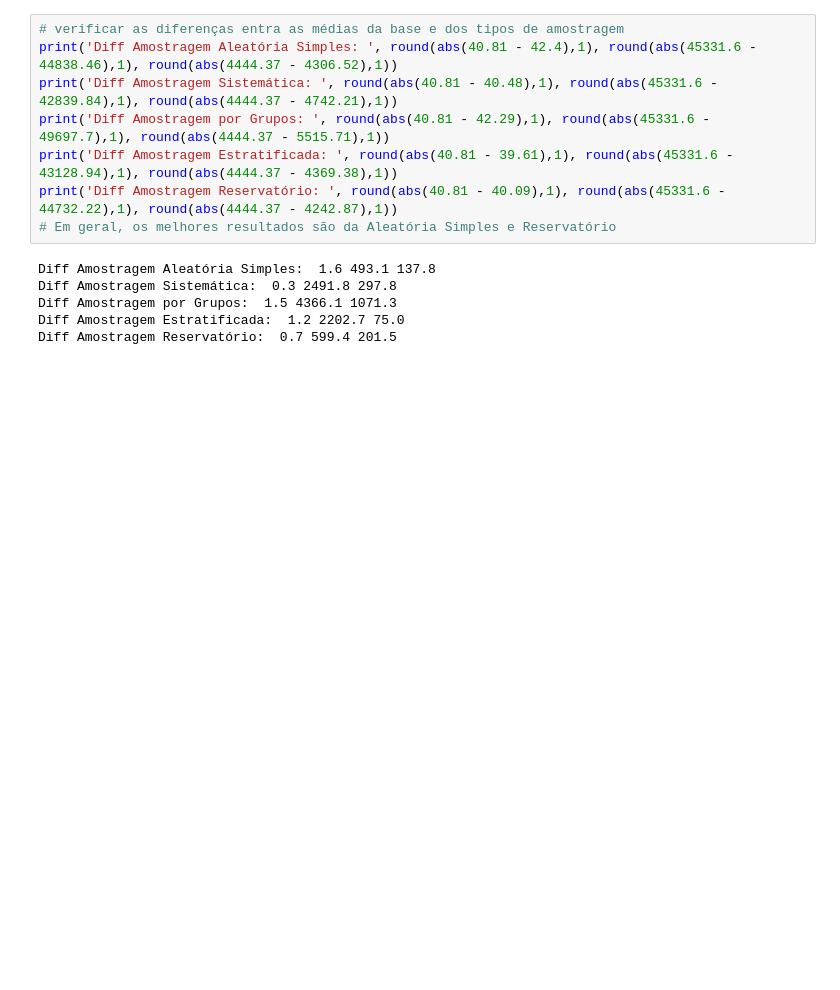
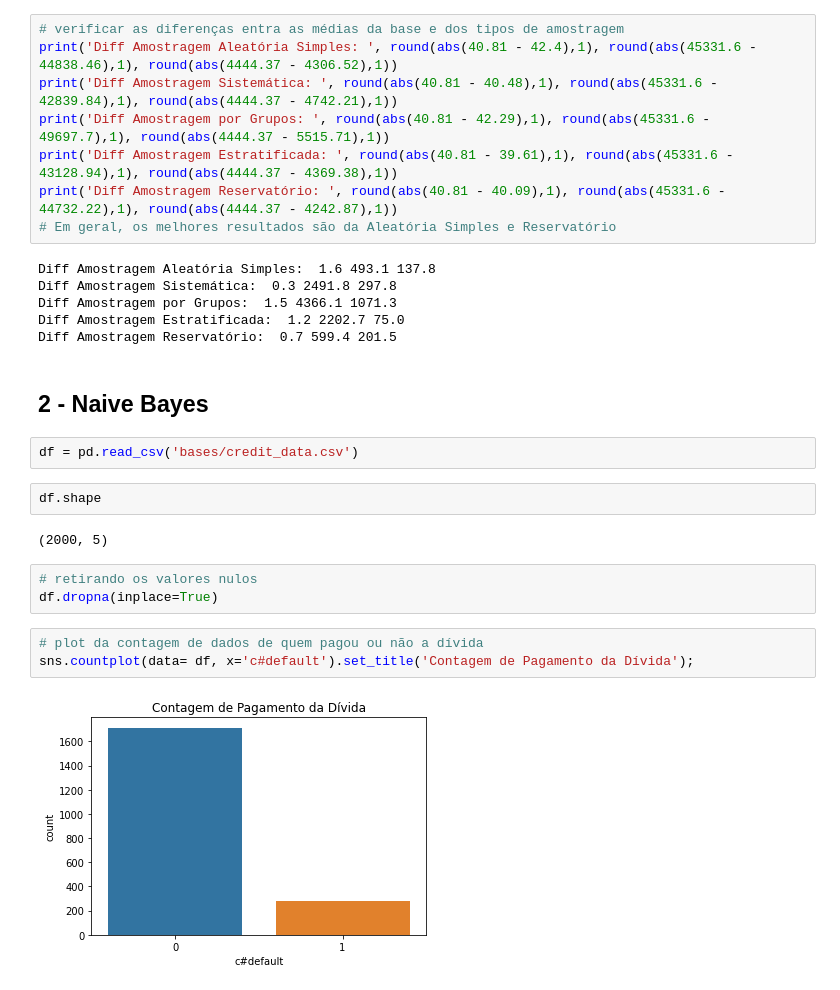
Before and after one commit to Gabrieleas10/Distribuicoes_Probabilidades, a Jupyter notebook: estatistica_completa.ipynb, the cells around one changed output. Cells and saved outputs as stored; diff of their text form; blank space fills up the shorter version.

```diff
--- a/estatistica_completa.ipynb
+++ b/estatistica_completa.ipynb
@@ -285,3 +285,19 @@ Diff Amostragem Sistemática:  0.3 2491.8 297.8
 Diff Amostragem por Grupos:  1.5 4366.1 1071.3
 Diff Amostragem Estratificada:  1.2 2202.7 75.0
 Diff Amostragem Reservatório:  0.7 599.4 201.5
+# %% [markdown]
+## 2 - Naive Bayes
+# %%
+df = pd.read_csv('bases/credit_data.csv')
+# %%
+df.shape
+# %% [output]
+(2000, 5)
+# %%
+# retirando os valores nulos
+df.dropna(inplace=True)
+# %%
+# plot da contagem de dados de quem pagou ou não a dívida
+sns.countplot(data= df, x='c#default').set_title('Contagem de Pagamento da Dívida');
+# %% [output]
+[figure, added]
```
Also changed, not shown: parts of 2 cells of this notebook.
